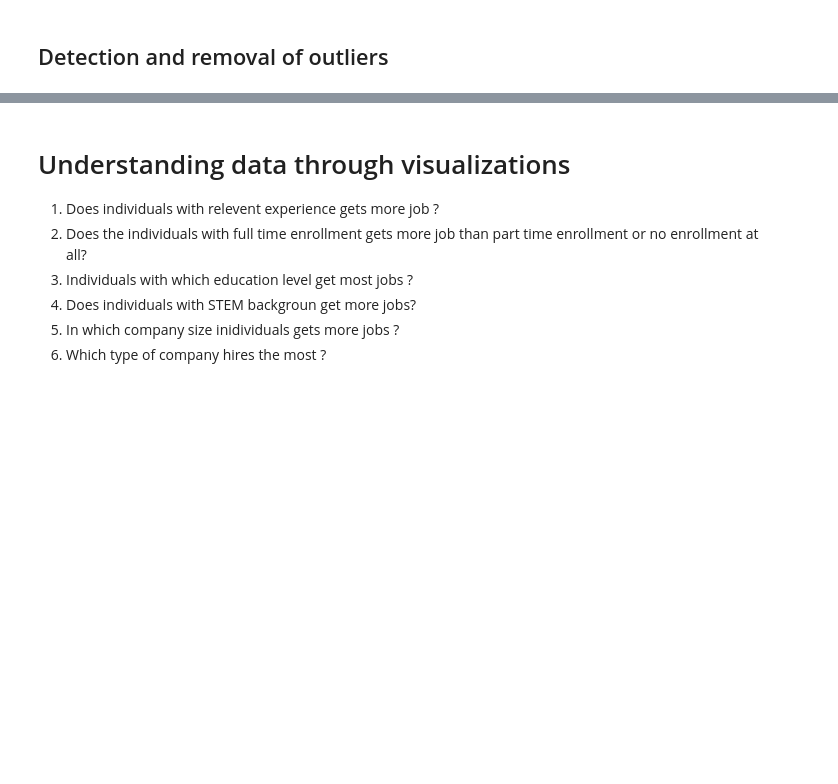
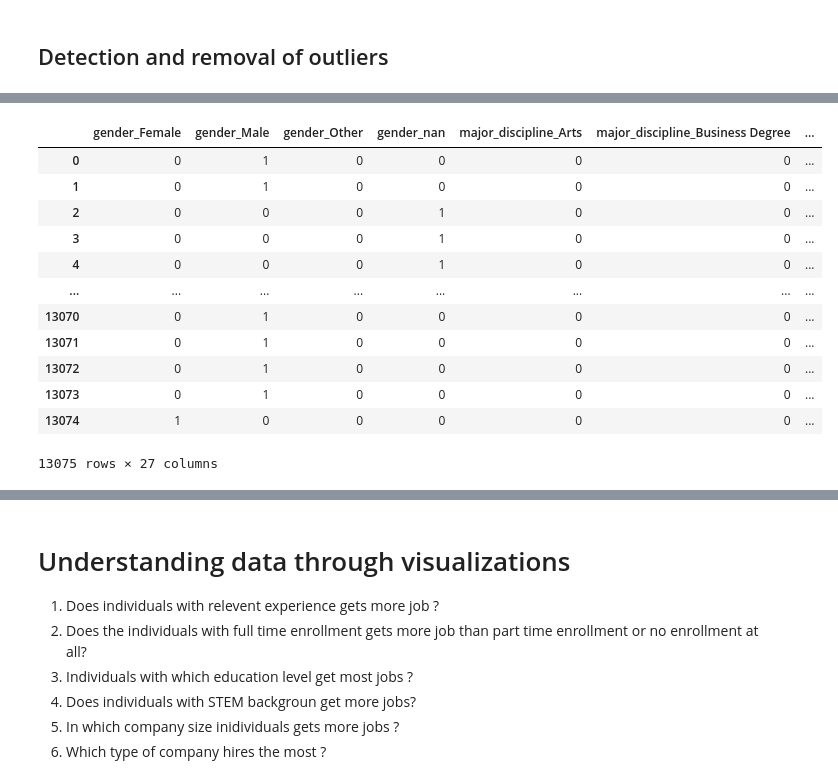
Before and after one commit to yuvraaj2002/Old_projects, a Jupyter notebook: DS job and salary prediction/DS_job_prediction/DS_job_prediction.ipynb, the cells around one changed output, grey strips where cells are left out. Saved outputs shown, nothing was run; the diff lists cells and outputs as text; code cells hidden in the pictures; blank space fills up the shorter version.

```diff
--- a/DS job and salary prediction/DS_job_prediction/DS_job_prediction.ipynb
+++ b/DS job and salary prediction/DS_job_prediction/DS_job_prediction.ipynb
@@ -423,0 +337,5 @@ sns.boxplot(x = df['training_hours'])
+# %%
+# Now before doing one hot encoding let's do train test split
+y = impute_MICE['target']
+X = impute_MICE.drop(['target'],axis=1)
+X_train,X_test,y_train,y_test = train_test_split(X,y,test_size=0.3,random_state=2)
@@ -423,0 +374,16 @@ sns.boxplot(x = df['training_hours'])
+# %%
+X_train
+# %% [output]
+|  | gender_Female | gender_Male | gender_Other | gender_nan | major_discipline_Arts | major_discipline_Business Degree | ... |
+| 0 | 0 | 1 | 0 | 0 | 0 | 0 | ... |
+| 1 | 0 | 1 | 0 | 0 | 0 | 0 | ... |
+| 2 | 0 | 0 | 0 | 1 | 0 | 0 | ... |
+| 3 | 0 | 0 | 0 | 1 | 0 | 0 | ... |
+| 4 | 0 | 0 | 0 | 1 | 0 | 0 | ... |
+| ... | ... | ... | ... | ... | ... | ... | ... |
+| 13070 | 0 | 1 | 0 | 0 | 0 | 0 | ... |
+| 13071 | 0 | 1 | 0 | 0 | 0 | 0 | ... |
+| 13072 | 0 | 1 | 0 | 0 | 0 | 0 | ... |
+| 13073 | 0 | 1 | 0 | 0 | 0 | 0 | ... |
+| 13074 | 1 | 0 | 0 | 0 | 0 | 0 | ... |
+13075 rows × 27 columns
```
Also changed, not shown: parts of 49 cells of this notebook.
